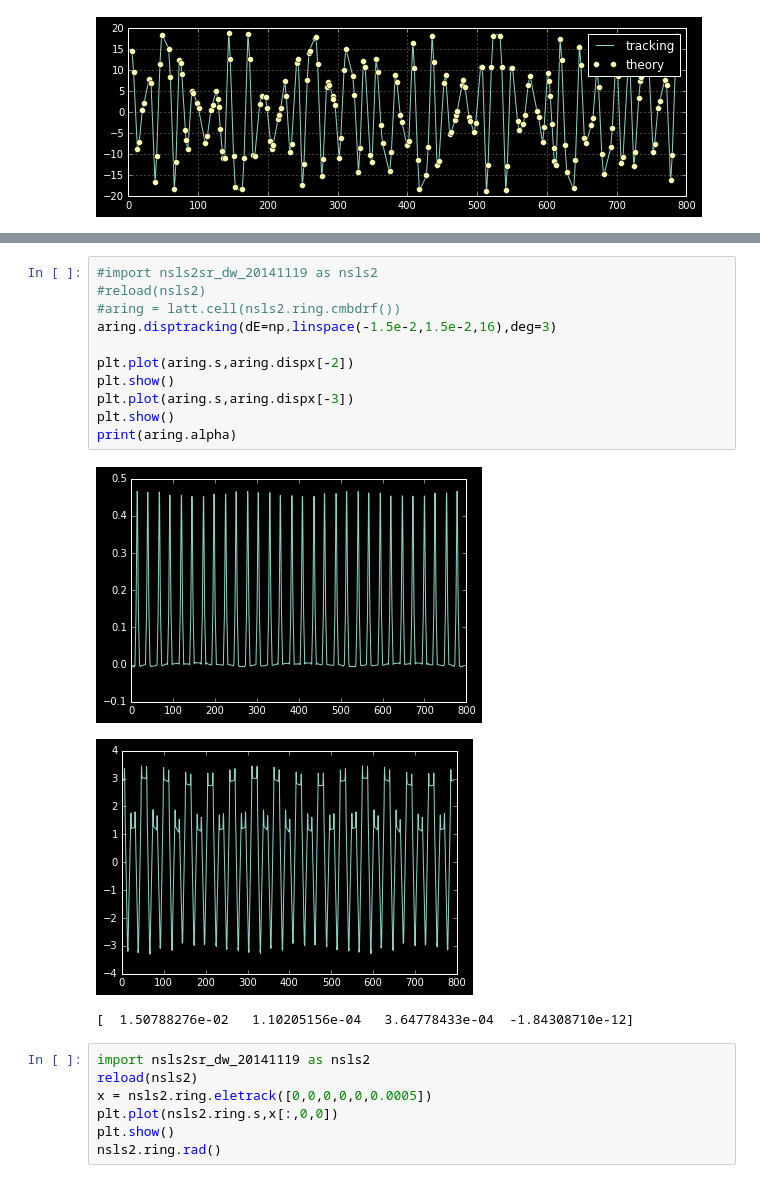
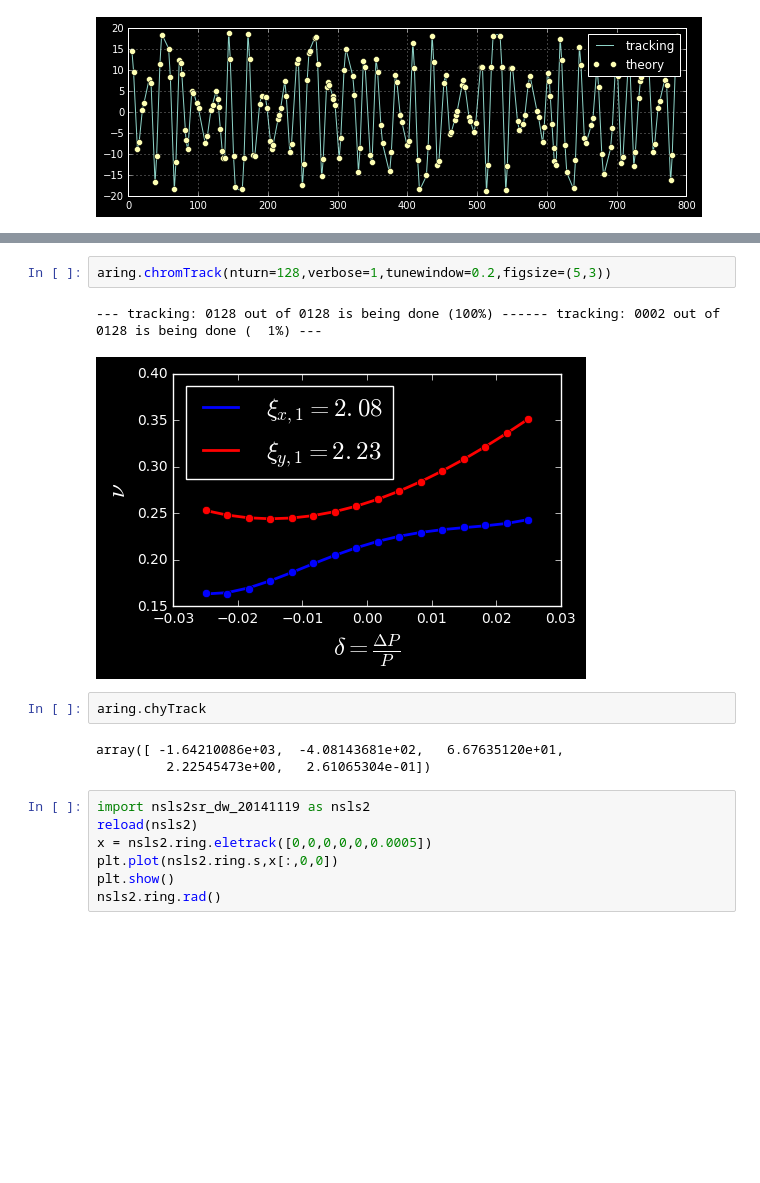
Before and after one commit to mpyliyj/pylatt_git, a Jupyter notebook: pylatt_examples.ipynb, the cells around one changed output, grey strips where cells are left out. Saved outputs shown, nothing was run; the diff lists cells and outputs as text; blank space fills up the shorter version.

```diff
--- a/pylatt_examples.ipynb
+++ b/pylatt_examples.ipynb
@@ -564,18 +567,13 @@ aring.getDispersionWithTracking(dE=np.linspace(-1.5e-2,1.5e-2,16),deg=3,verbose=
-# %%
-#import nsls2sr_dw_20141119 as nsls2
-#reload(nsls2)
-#aring = latt.cell(nsls2.ring.cmbdrf())
-aring.disptracking(dE=np.linspace(-1.5e-2,1.5e-2,16),deg=3)
-
-plt.plot(aring.s,aring.dispx[-2])
-plt.show()
-plt.plot(aring.s,aring.dispx[-3])
-plt.show()
-print(aring.alpha)
-# %% [output]
-[figure, removed]
-[figure, removed]
-[  1.50788276e-02   1.10205156e-04   3.64778433e-04  -1.84308710e-12]
+# %%
+aring.chromTrack(nturn=128,verbose=1,tunewindow=0.2,figsize=(5,3))
+# %% [output]
+--- tracking: 0128 out of 0128 is being done (100%) ------ tracking: 0002 out of 0128 is being done (  1%) ---
+[figure, added]
+# %%
+aring.chyTrack
+# %% [output]
+array([ -1.64210086e+03,  -4.08143681e+02,   6.67635120e+01,
+         2.22545473e+00,   2.61065304e-01])
 # %%
 import nsls2sr_dw_20141119 as nsls2
 reload(nsls2)
```
Also changed, not shown: parts of 9 cells of this notebook, 2 other files.
